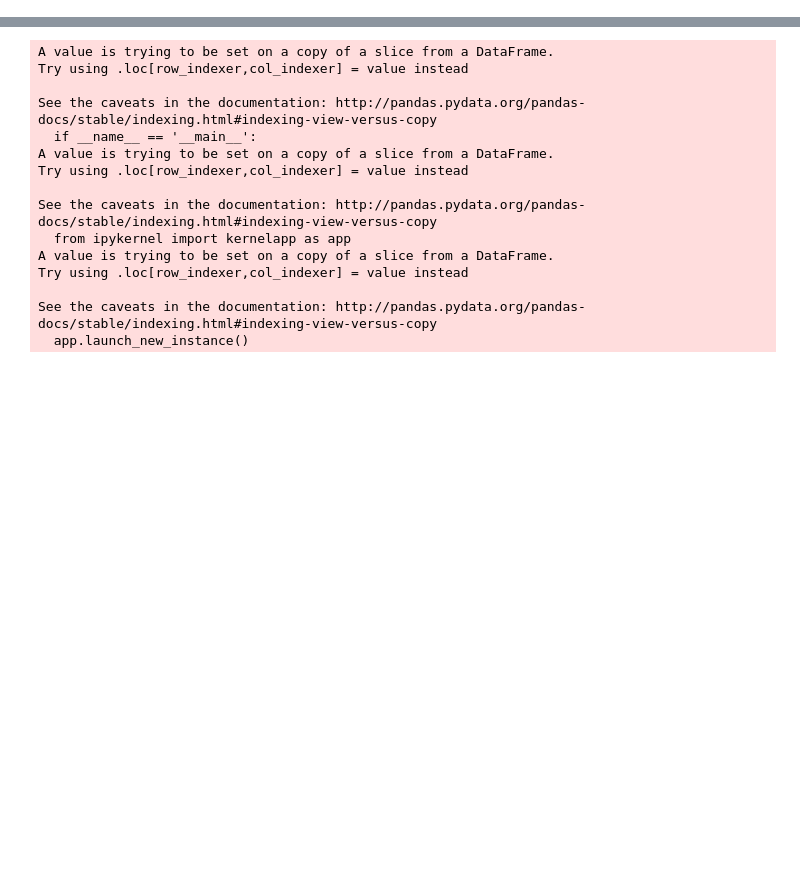
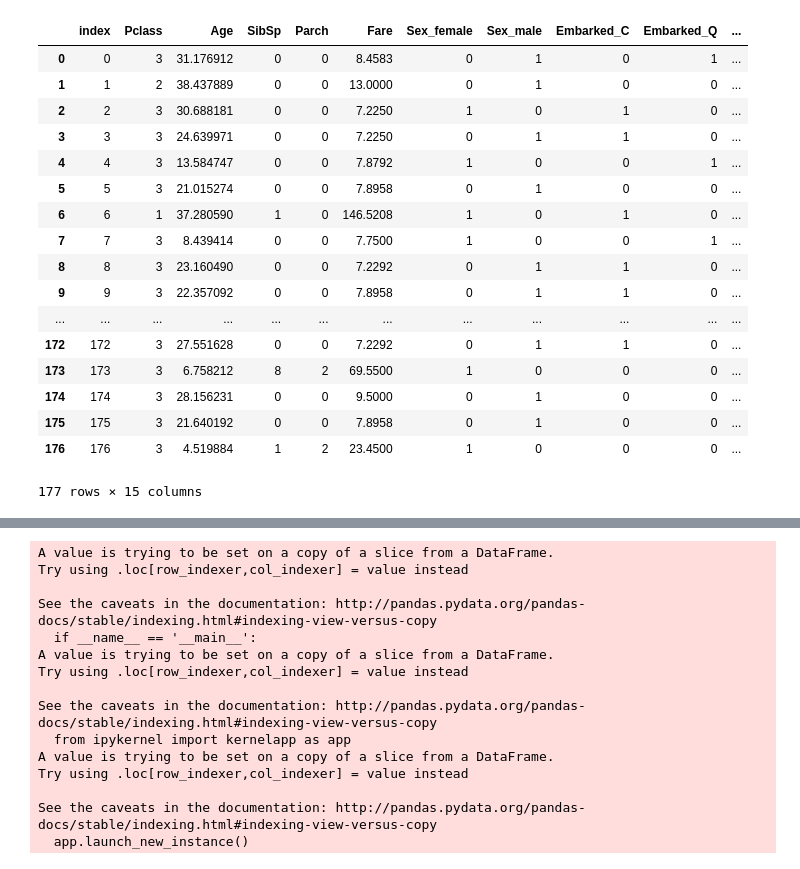
Before and after one commit to 29Takuya/titanic, a Jupyter notebook: Read_data.ipynb, the cells around one changed output, grey strips where cells are left out. Saved outputs shown, nothing was run; the diff lists cells and outputs as text; code cells hidden in the pictures; blank space fills up the shorter version.

```diff
--- a/Read_data.ipynb
+++ b/Read_data.ipynb
@@ -10,0 +249,21 @@ df_gender = pd.read_csv('gender_submission.csv')
+# %%
+class AgeModel(Chain):
+    def __init__(self):
+        super(AgeModel,self).__init__(
+            l1 = L.Linear(None, 3000),
+            l2 = L.Linear(None, 2000),
+            l3 = L.Linear(None,100),
+            l4 = L.Linear(None,1),
+            bn1 = L.BatchNormalization(size = 3000),
+            bn2 = L.BatchNormalization(size = 2000),
+            bn3 = L.BatchNormalization(size = 100)
+        )
+
+    def __call__(self, x):
+        h = F.dropout(x,ratio = 0.2)
+        h = F.dropout(F.relu(self.bn1(self.l1(x))))
+        h = F.dropout(F.relu(self.bn2(self.l2(h))))
+        h = F.dropout(F.relu(self.bn3(self.l3(h))))
+        y = self.l4(h)
+
+        return y
@@ -10,0 +362,21 @@ df_gender = pd.read_csv('gender_submission.csv')
+# %%
+df_nan
+# %% [output]
+|  | index | Pclass | Age | SibSp | Parch | Fare | Sex_female | Sex_male | Embarked_C | Embarked_Q | ... |
+| 0 | 0 | 3 | 31.176912 | 0 | 0 | 8.4583 | 0 | 1 | 0 | 1 | ... |
+| 1 | 1 | 2 | 38.437889 | 0 | 0 | 13.0000 | 0 | 1 | 0 | 0 | ... |
+| 2 | 2 | 3 | 30.688181 | 0 | 0 | 7.2250 | 1 | 0 | 1 | 0 | ... |
+| 3 | 3 | 3 | 24.639971 | 0 | 0 | 7.2250 | 0 | 1 | 1 | 0 | ... |
+| 4 | 4 | 3 | 13.584747 | 0 | 0 | 7.8792 | 1 | 0 | 0 | 1 | ... |
+| 5 | 5 | 3 | 21.015274 | 0 | 0 | 7.8958 | 0 | 1 | 0 | 0 | ... |
+| 6 | 6 | 1 | 37.280590 | 1 | 0 | 146.5208 | 1 | 0 | 1 | 0 | ... |
+| 7 | 7 | 3 | 8.439414 | 0 | 0 | 7.7500 | 1 | 0 | 0 | 1 | ... |
+| 8 | 8 | 3 | 23.160490 | 0 | 0 | 7.2292 | 0 | 1 | 1 | 0 | ... |
+| 9 | 9 | 3 | 22.357092 | 0 | 0 | 7.8958 | 0 | 1 | 1 | 0 | ... |
+| ... | ... | ... | ... | ... | ... | ... | ... | ... | ... | ... | ... |
+| 172 | 172 | 3 | 27.551628 | 0 | 0 | 7.2292 | 0 | 1 | 1 | 0 | ... |
+| 173 | 173 | 3 | 6.758212 | 8 | 2 | 69.5500 | 1 | 0 | 0 | 0 | ... |
+| 174 | 174 | 3 | 28.156231 | 0 | 0 | 9.5000 | 0 | 1 | 0 | 0 | ... |
+| 175 | 175 | 3 | 21.640192 | 0 | 0 | 7.8958 | 0 | 1 | 0 | 0 | ... |
+| 176 | 176 | 3 | 4.519884 | 1 | 2 | 23.4500 | 1 | 0 | 0 | 0 | ... |
+177 rows × 15 columns
```
Also changed, not shown: parts of 54 cells of this notebook, 15 other files.
